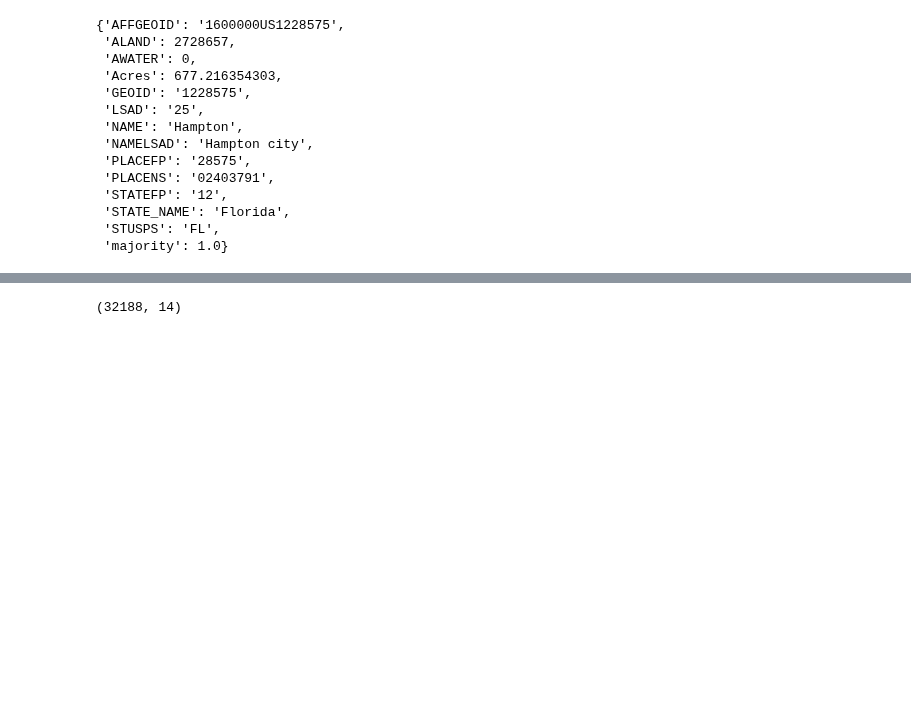
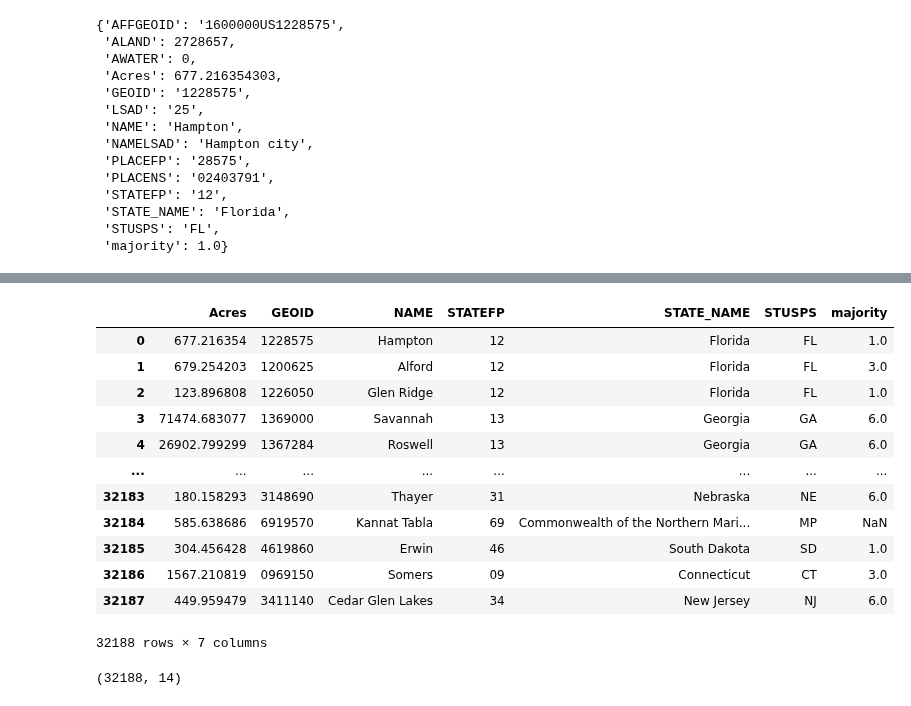
Before and after one commit to zac-stanley/us-communities-fire, a Jupyter notebook: notebooks/zs_zonal_statistics.ipynb, the cells around one changed output, grey strips where cells are left out. Cells and saved outputs as stored; diff of their text form; code cells hidden in the pictures; blank space fills up the shorter version.

```diff
--- a/notebooks/zs_zonal_statistics.ipynb
+++ b/notebooks/zs_zonal_statistics.ipynb
@@ -148,6 +158,22 @@ fire_risk_cdps.head()
 | 2 | 1600000US1226050 | 442668 | 54824 | 123.896808 | 1226050 | 43 | Glen Ridge | Glen Ridge town | 26050 | 02406576 | 12 | ... |
 | 3 | 1600000US1369000 | 276730651 | 12329738 | 71474.683077 | 1369000 | 25 | Savannah | Savannah city | 69000 | 02405429 | 13 | ... |
 | 4 | 1600000US1367284 | 105461127 | 3308483 | 26902.799299 | 1367284 | 25 | Roswell | Roswell city | 67284 | 02404651 | 13 | ... |
+# %%
+fire_risk_cdps[['Acres', 'GEOID', 'NAME', 'STATEFP', 'STATE_NAME', 'STUSPS', 'majority']]
+# %% [output]
+|  | Acres | GEOID | NAME | STATEFP | STATE_NAME | STUSPS | majority |
+| 0 | 677.216354 | 1228575 | Hampton | 12 | Florida | FL | 1.0 |
+| 1 | 679.254203 | 1200625 | Alford | 12 | Florida | FL | 3.0 |
+| 2 | 123.896808 | 1226050 | Glen Ridge | 12 | Florida | FL | 1.0 |
+| 3 | 71474.683077 | 1369000 | Savannah | 13 | Georgia | GA | 6.0 |
+| 4 | 26902.799299 | 1367284 | Roswell | 13 | Georgia | GA | 6.0 |
+| ... | ... | ... | ... | ... | ... | ... | ... |
+| 32183 | 180.158293 | 3148690 | Thayer | 31 | Nebraska | NE | 6.0 |
+| 32184 | 585.638686 | 6919570 | Kannat Tabla | 69 | Commonwealth of the Northern Mari... | MP | NaN |
+| 32185 | 304.456428 | 4619860 | Erwin | 46 | South Dakota | SD | 1.0 |
+| 32186 | 1567.210819 | 0969150 | Somers | 09 | Connecticut | CT | 3.0 |
+| 32187 | 449.959479 | 3411140 | Cedar Glen Lakes | 34 | New Jersey | NJ | 6.0 |
+32188 rows × 7 columns
 # %%
 # get number of rows and columns
 fire_risk_cdps.shape
```
Also changed, not shown: parts of 3 cells of this notebook, 3 other files.
